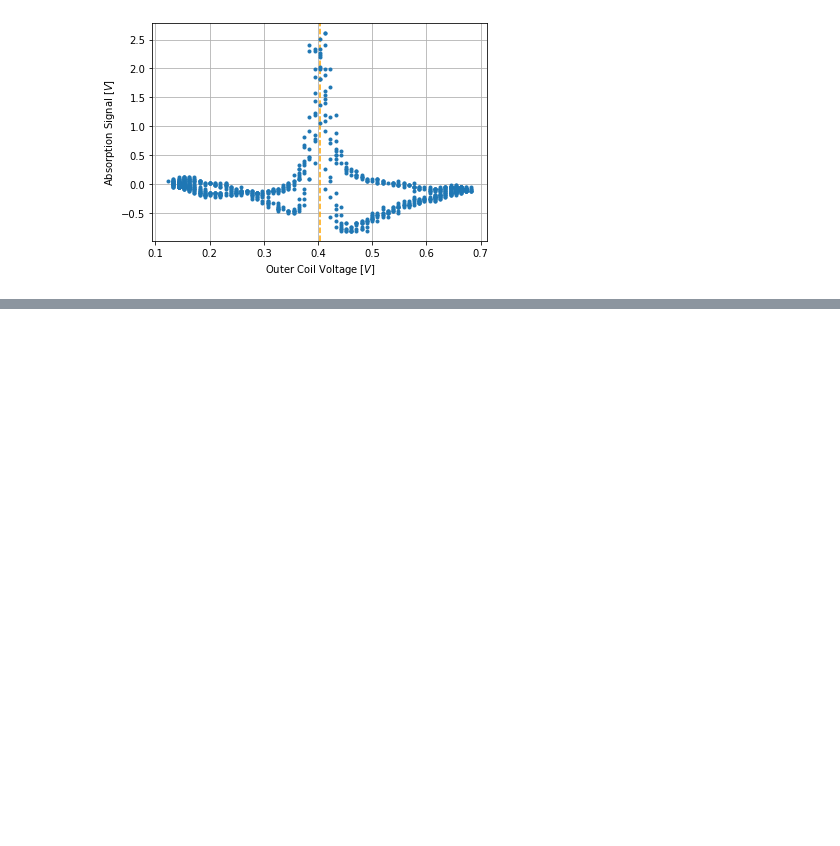
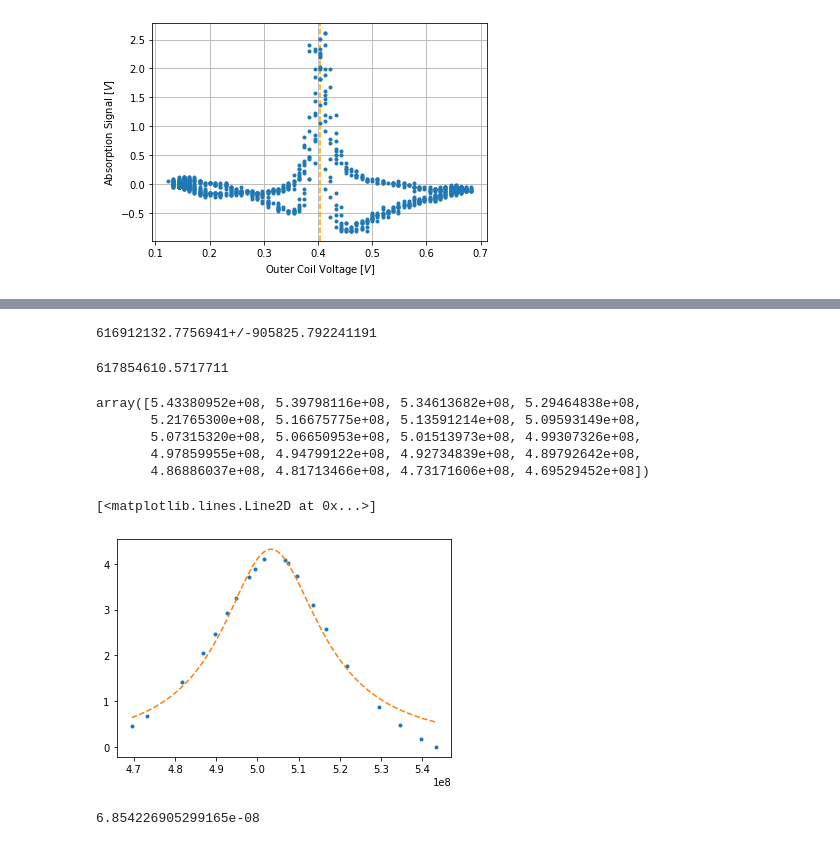
Before and after one commit to FlipperCoin/lab-4, a Jupyter notebook: esr/esr.ipynb, the cells around one changed output, grey strips where cells are left out. Cells and saved outputs as stored; diff of their text form; code cells hidden in the pictures; blank space fills up the shorter version.

```diff
--- a/esr/esr_a.ipynb
+++ b/esr/esr.ipynb
@@ -207,0 +253,43 @@ plt.show()
+# %%
+v_res_2 = v0 + (v1 - v0)/13 * c_ratio
+omega = (v_res_2*2*np.pi).nominal_value
+
+H = K3 * avg_x
+B = H*mu_0
+v = B*g*mu/h
+omega0 = unumpy.nominal_values(v*2*np.pi)
+# %%
+v_res*2*np.pi
+# %% [output]
+616912132.7756941+/-905825.792241191
+# %%
+omega
+# %% [output]
+617854610.5717711
+# %%
+omega0
+# %% [output]
+array([5.43380952e+08, 5.39798116e+08, 5.34613682e+08, 5.29464838e+08,
+       5.21765300e+08, 5.16675775e+08, 5.13591214e+08, 5.09593149e+08,
+       5.07315320e+08, 5.06650953e+08, 5.01513973e+08, 4.99307326e+08,
+       4.97859955e+08, 4.94799122e+08, 4.92734839e+08, 4.89792642e+08,
+       4.86886037e+08, 4.81713466e+08, 4.73171606e+08, 4.69529452e+08])
+# %%
+# def P(omega0, chi0, T2, H1, omega):
+#     return omega*H1**2*chi0*omega0*T2 / (1 + (omega0-omega)**2*T2**2)
+
+def P(omega0, A, T2, omega):
+    return omega*A*omega0*T2 / (1 + (omega0-omega)**2*T2**2)
+# %%
+fit = curve_fit(P, omega0, f, p0=(1,78e-9,np.median(omega0)))
+# %%
+plt.plot(omega0, f, '.')
+A, T2, omega = fit[0]
+plt.plot(np.linspace(omega0[-1],omega0[0],100), P(np.linspace(omega0[-1],omega0[0],100), A, T2, omega), '--')
+# %% [output]
+[<matplotlib.lines.Line2D at 0x...>]
+[figure, added]
+# %%
+T2
+# %% [output]
+6.854226905299165e-08
```
Also changed, not shown: parts of 7 cells of this notebook, 1 other file.
